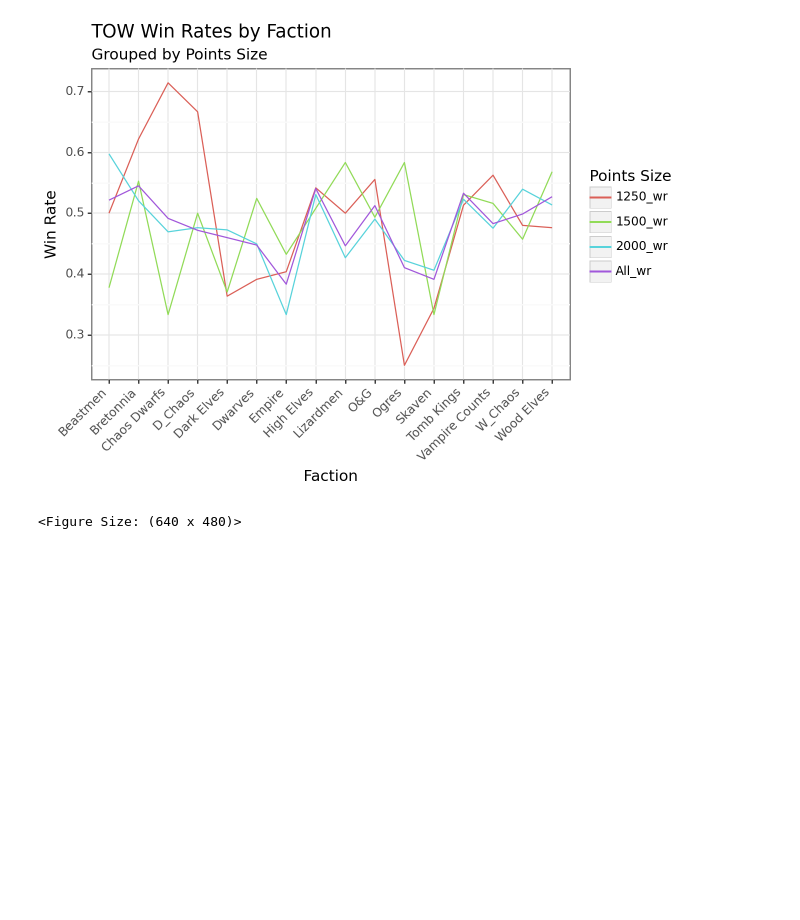
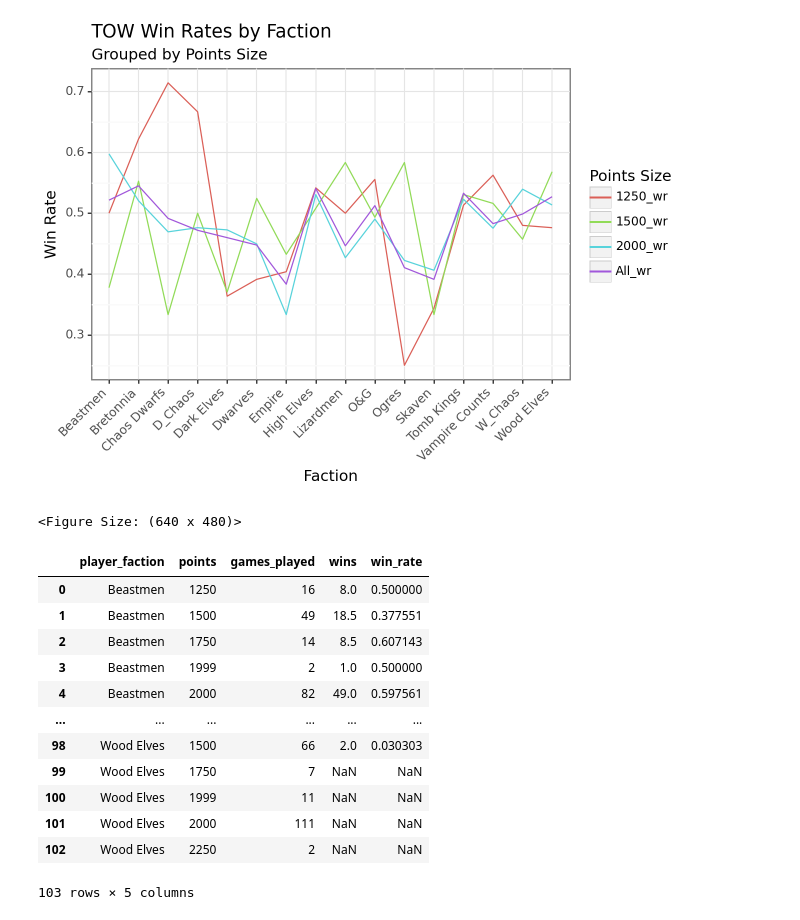
Before and after one commit to jacoblundeen/tow_analysis, a Jupyter notebook: tow_analysis.ipynb, the cells around one changed output. Drawn from its saved outputs; the diff is of its cells as text; code cells hidden in the pictures; blank space fills up the shorter version.

Commit message:
Streamlining calculating win rates.

```diff
--- a/tow_analysis.ipynb
+++ b/tow_analysis.ipynb
@@ -233,3 +233,24 @@ tow_melt = tow_points_wr.melt(id_vars=['player_faction'], value_vars=['All_wr','
 # %% [output]
 [figure]
 <Figure Size: (640 x 480)>
+# %%
+tow_points_wr = player_db.groupby(['player_faction', 'points'])['opponent_faction'].count().reset_index()
+tow_points_wins = player_db.query("result != 0.0").groupby(['player_faction', 'points'])['result'].sum().reset_index()
+tow_points_wr['wins'] = tow_points_wins['result']
+tow_points_wr.rename(columns={'opponent_faction':'games_played'}, inplace=True)
+tow_points_wr['win_rate'] = tow_points_wr['wins'] / tow_points_wr['games_played']
+tow_points_wr
+# %% [output]
+|  | player_faction | points | games_played | wins | win_rate |
+| 0 | Beastmen | 1250 | 16 | 8.0 | 0.500000 |
+| 1 | Beastmen | 1500 | 49 | 18.5 | 0.377551 |
+| 2 | Beastmen | 1750 | 14 | 8.5 | 0.607143 |
+| 3 | Beastmen | 1999 | 2 | 1.0 | 0.500000 |
+| 4 | Beastmen | 2000 | 82 | 49.0 | 0.597561 |
+| ... | ... | ... | ... | ... | ... |
+| 98 | Wood Elves | 1500 | 66 | 2.0 | 0.030303 |
+| 99 | Wood Elves | 1750 | 7 | NaN | NaN |
+| 100 | Wood Elves | 1999 | 11 | NaN | NaN |
+| 101 | Wood Elves | 2000 | 111 | NaN | NaN |
+| 102 | Wood Elves | 2250 | 2 | NaN | NaN |
+103 rows × 5 columns
```
